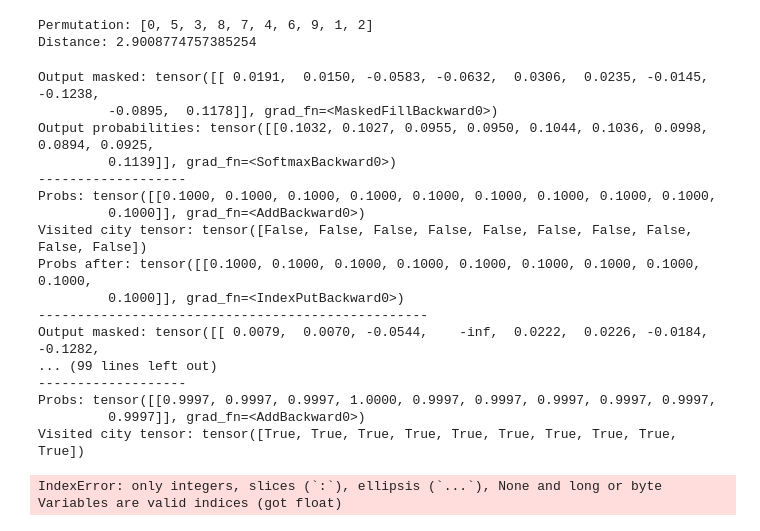
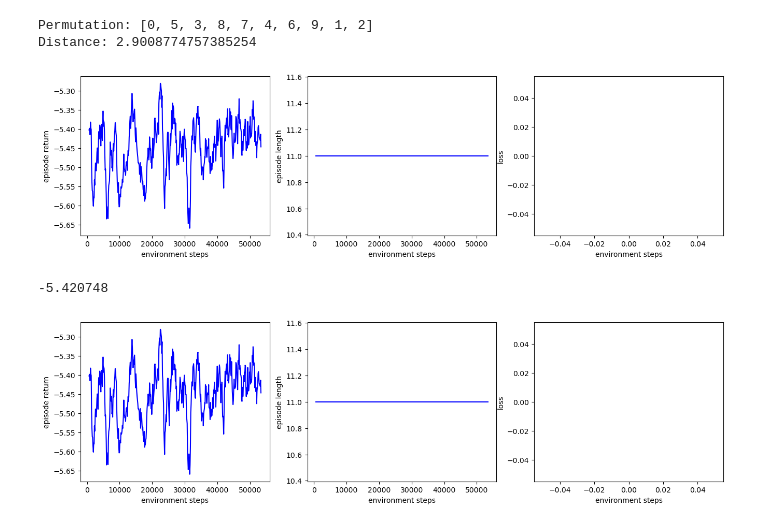
Before and after one commit to tomasosarte/TFG, a Jupyter notebook: code/test_experiment.ipynb, the cells around one changed output. Saved outputs shown, nothing was run; the diff lists cells and outputs as text; code cells hidden in the pictures.

```diff
--- a/code/test_experiment.ipynb
+++ b/code/test_experiment.ipynb
@@ -52,40 +58,23 @@ params['entropy_regularization'] = False
 params['lr'] = 0.006
 params['gamma'] = 0.99
 params['plot_frequency'] = 10
-
-
-# Create network
-basic_network = BasicNetwork(max_nodes_per_graph = params['max_nodes_per_graph'], node_dimension = params['node_dimension'],
-                             embedding_dimension = params['embedding_dimension'])
-
-# Create environment
-env = EnviornmentTSP(cities = cities, max_nodes_per_graph = params['max_nodes_per_graph'], node_dimension = params['node_dimension'])
-
-# Create learner
-controller = ActorCriticController(basic_network)
-learner = ReinforceLearner(model = basic_network, controller = controller, params = params)
-
-# Run experiment
-experiment = ActorCriticExperiment(params = params, model = basic_network, env = env, learner = learner)
-experiment.run()
-# %% [output]
-Output masked: tensor([[ 0.0191,  0.0150, -0.0583, -0.0632,  0.0306,  0.0235, -0.0145, -0.1238,
-         -0.0895,  0.1178]], grad_fn=<MaskedFillBackward0>)
-Output probabilities: tensor([[0.1032, 0.1027, 0.0955, 0.0950, 0.1044, 0.1036, 0.0998, 0.0894, 0.0925,
-         0.1139]], grad_fn=<SoftmaxBackward0>)
--------------------
-Probs: tensor([[0.1000, 0.1000, 0.1000, 0.1000, 0.1000, 0.1000, 0.1000, 0.1000, 0.1000,
-         0.1000]], grad_fn=<AddBackward0>)
-Visited city tensor: tensor([False, False, False, False, False, False, False, False, False, False])
-Probs after: tensor([[0.1000, 0.1000, 0.1000, 0.1000, 0.1000, 0.1000, 0.1000, 0.1000, 0.1000,
-         0.1000]], grad_fn=<IndexPutBackward0>)
---------------------------------------------------
-Output masked: tensor([[ 0.0079,  0.0070, -0.0544,    -inf,  0.0222,  0.0226, -0.0184, -0.1282,
-... (99 lines left out)
--------------------
-Probs: tensor([[0.9997, 0.9997, 0.9997, 1.0000, 0.9997, 0.9997, 0.9997, 0.9997, 0.9997,
-         0.9997]], grad_fn=<AddBackward0>)
-Visited city tensor: tensor([True, True, True, True, True, True, True, True, True, True])
-IndexError: only integers, slices (`:`), ellipsis (`...`), None and long or byte Variables are valid indices (got float)
+# %%
+# Create network
+network = MoreBasicNetwork(params)
+
+# Create environment
+env = EnviornmentTSP(cities = cities, max_nodes_per_graph = params['max_nodes_per_graph'], node_dimension = params['node_dimension'])
+
+# Create learner
+controller = ActorCriticController(network)
+learner = ReinforceLearner(model = network, controller = controller, params = params)
+
+# Run experiment
+experiment = ActorCriticExperiment(params = params, model = network, env = env, learner = learner)
+experiment.run()
+# %% [output]
+[figure, added]
+-5.420748
+[figure, added]
 # %%
 experiment.plot_rollout()
```
Also changed, not shown: parts of 11 cells of this notebook, 9 other files.
